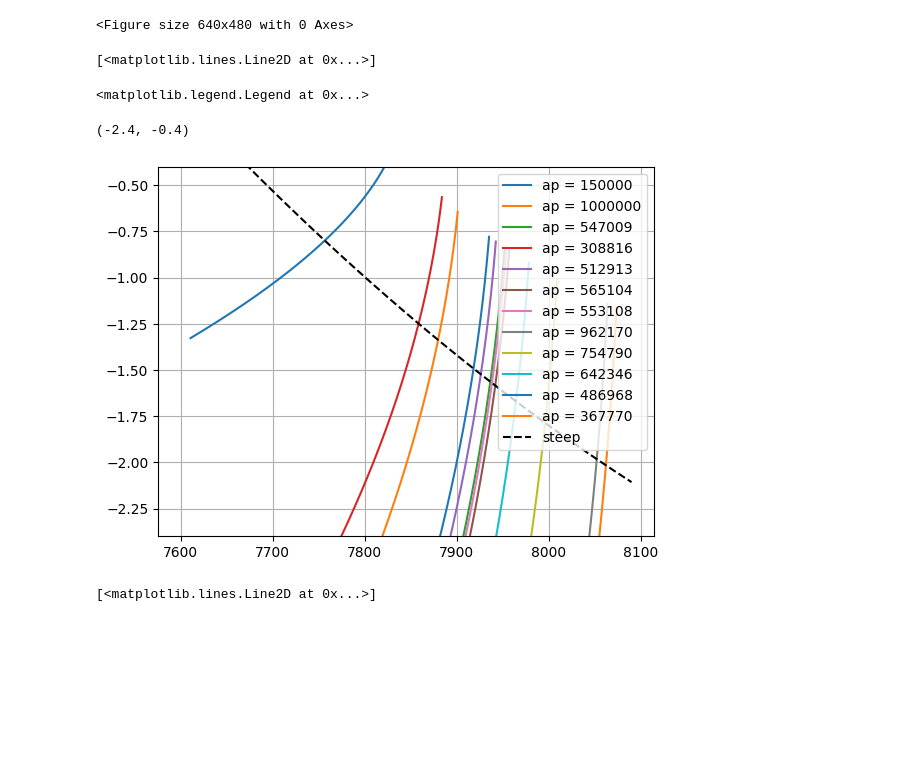
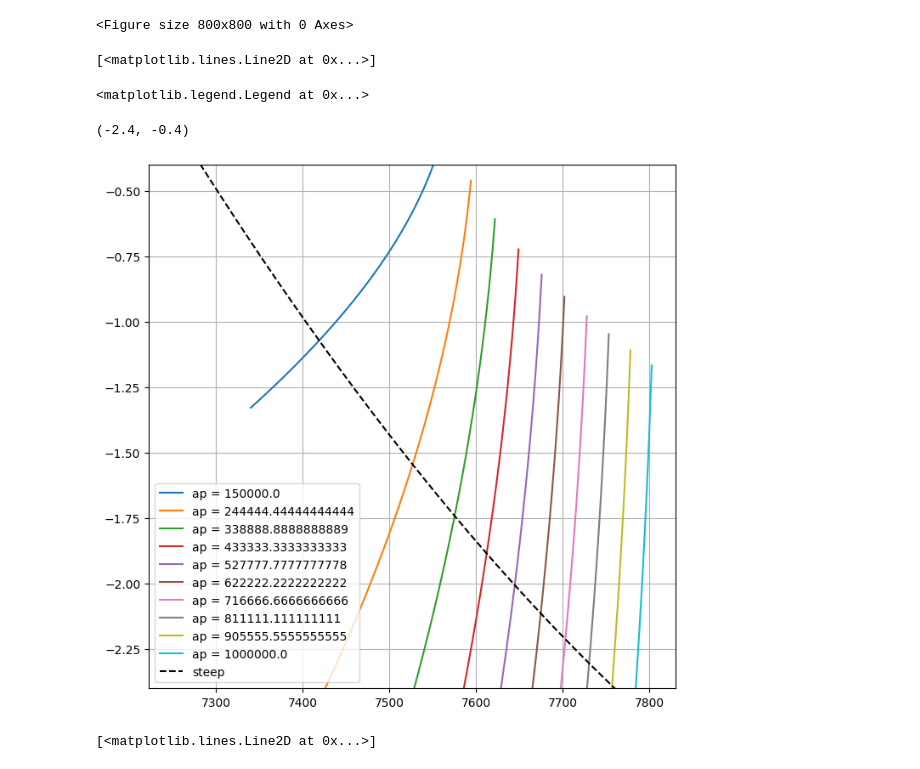
Before and after one commit to giuliodondi/kOS-Shuttle-OPS3, a Jupyter notebook: Ships/Script/Shuttle_OPS3/LOGS/shuttle_ei/steep_entry_interf.ipynb, the cells around one changed output. Drawn from its saved outputs; the diff is of its cells as text; code cells hidden in the pictures; blank space fills up the shorter version.

```diff
--- a/Ships/Script/Shuttle_OPS3/LOGS/shuttle_ei/steep_entry_interf.ipynb
+++ b/Ships/Script/Shuttle_OPS3/LOGS/shuttle_ei/steep_entry_interf.ipynb
@@ -11,4 +11,9 @@ r_earth = 6371000
 mu_earth = 3.986004418E+14
 entry_interf_alt = 122000
 m2ft = 0.3048
+
+rad2deg = 57.2958
+
+ap_range = np.linspace(150000, 1000000, 10)
+incl = 40
 # %%
@@ -57,10 +82,15 @@ def entry_interf_calc(ap, pe, h):
 # %%
-def steep_ei_fpa(vel):
-    return 162.2908 - 0.03742578*vel + 0.000002114297*vel**2
+def steep_ei_fpa(ve):
+    return 149.55 -0.035988*ve + 0.000002114297*ve**2
+
+def ei_range_ve(ve):
+    return 324664.498 -75.79*ve + 0.0044527*ve**2
+
+def ei_range_fpa(fpa_):
+    #fpa = 2.65*(theta*r_earth) - 4.5152
+
+    return (fpa_/3 + 1.7038490566)*r_earth/1000
 # %%
-ap_range = [150000, 1000000]
-for _ in range(10):
-    ap_range.append(random.randint(ap_range[0], ap_range[1]))
 
 
 pe_range = np.arange(-600000, 100000, 500)  # Range of values for pe
@@ -70,42 +100,42 @@ results = []
 
 for ap in ap_range:
 
-    ei_vel = []
+    ei_ve = []
     ei_fpa = []
 
     for pe in pe_range:
-        result = entry_interf_calc(ap, pe, entry_interf_alt)
-        ei_vel.append(result[0])
+        result = entry_interf_calc(ap, pe, incl, entry_interf_alt)
+        ei_ve.append(result[0])
         ei_fpa.append(result[1])
 
-    ei_vel = np.array(ei_vel)
+    ei_ve = np.array(ei_ve)
     ei_fpa = np.array(ei_fpa)
 
-    results.append([ei_vel, ei_fpa])
+    results.append([ei_ve, ei_fpa])
 
 
 
-plt.figure()
+plt.figure(figsize=(8,8))
 for i, ap_value in enumerate(ap_range):
 
-    ei_vel = results[i][0]
+    ei_ve = results[i][0]
     ei_fpa = results[i][1]
 
     # Plot the velocities
-    _ = plt.plot(ei_vel, ei_fpa, label=f"ap = {ap_value}")
+    _ = plt.plot(ei_ve, ei_fpa, label=f"ap = {ap_value}")
 
-steep_v = np.arange(7600, 8100, 10)
+steep_v = np.arange(7250, 7800, 10)
 plt.plot(steep_v, steep_ei_fpa(steep_v), 'k--', label='steep' )
 # Add a legend
 plt.legend()
 plt.grid()
 plt.ylim([-2.4, -0.4])
 
 # Show the plot
 plt.show()
 # %% [output]
-<Figure size 640x480 with 0 Axes>
+<Figure size 800x800 with 0 Axes>
 [<matplotlib.lines.Line2D at 0x...>]
 <matplotlib.legend.Legend at 0x...>
 (-2.4, -0.4)
-[figure, old version]
+[figure, new version]
```
Also changed, not shown: parts of 4 cells of this notebook.
